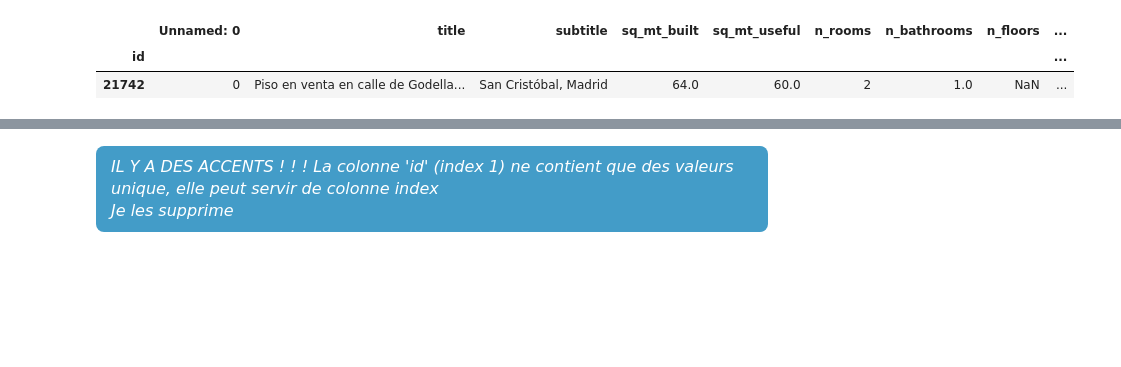
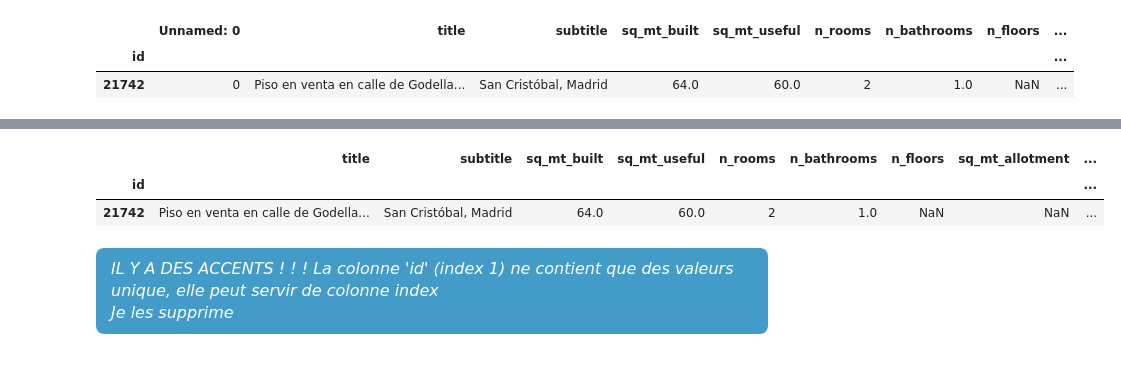
Before and after one commit to bruno-coulet/apartment-hunter, a Jupyter notebook: cleaning.ipynb, the cells around one changed output, grey strips where cells are left out. Cells and saved outputs as stored; diff of their text form; code cells hidden in the pictures; blank space fills up the shorter version.

Commit message:
fonctionne jusqu'a fin analysis

```diff
--- a/cleaning.ipynb
+++ b/cleaning.ipynb
@@ -148,3 +71,12 @@ df.head(5)
+# %%
+dropped_cols = []
+# Attention : la fonction retourne un nouveau DataFrame, il faut le réaffecter.
+df = delete(df, df.columns[0], dropped_cols)
+df.head(1)
+# %% [output]
+|  | title | subtitle | sq_mt_built | sq_mt_useful | n_rooms | n_bathrooms | n_floors | sq_mt_allotment | ... |
+| id |  |  |  |  |  |  |  |  | ... |
+| 21742 | Piso en venta en calle de Godella... | San Cristóbal, Madrid | 64.0 | 60.0 | 2 | 1.0 | NaN | NaN | ... |
 # %% [markdown]
 <div style="
     background-color: #439cc8;
```
Also changed, not shown: parts of 17 cells of this notebook, 3 other files.
